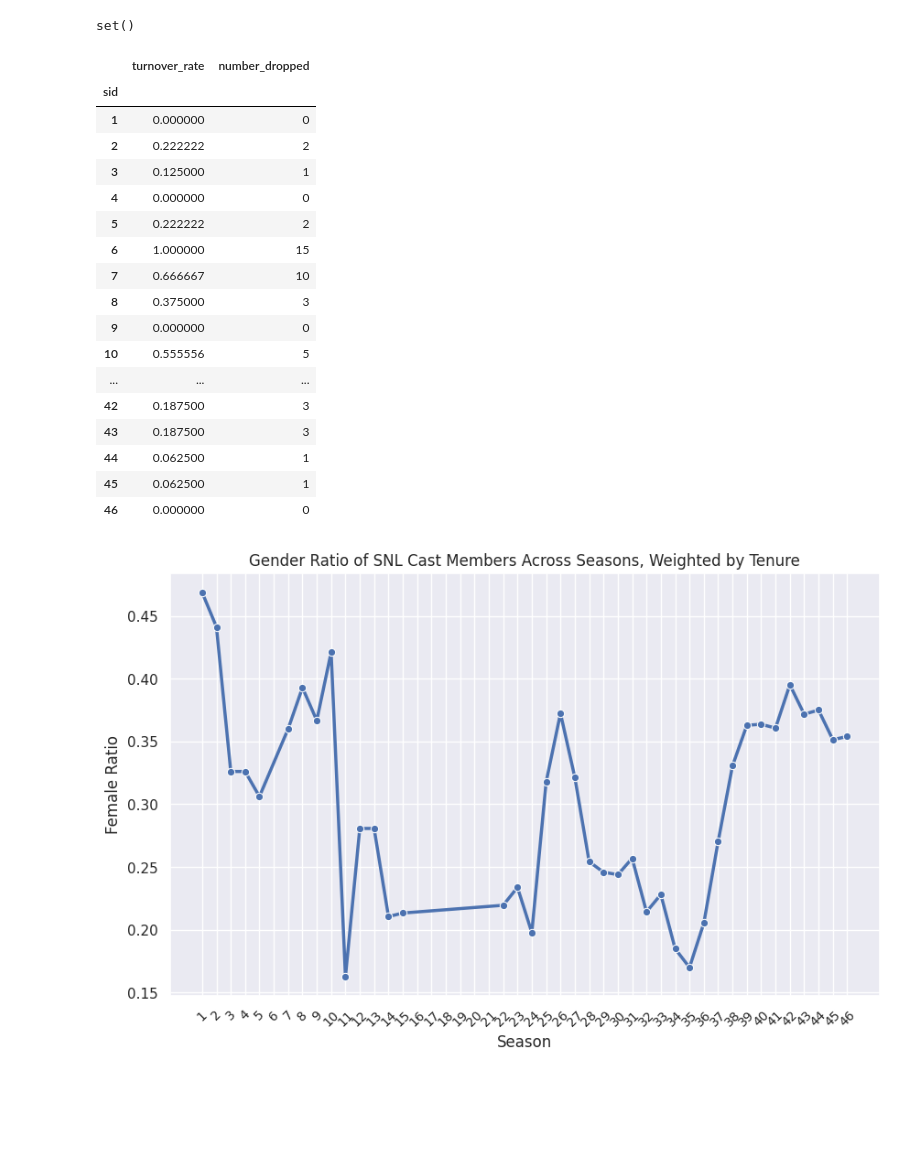
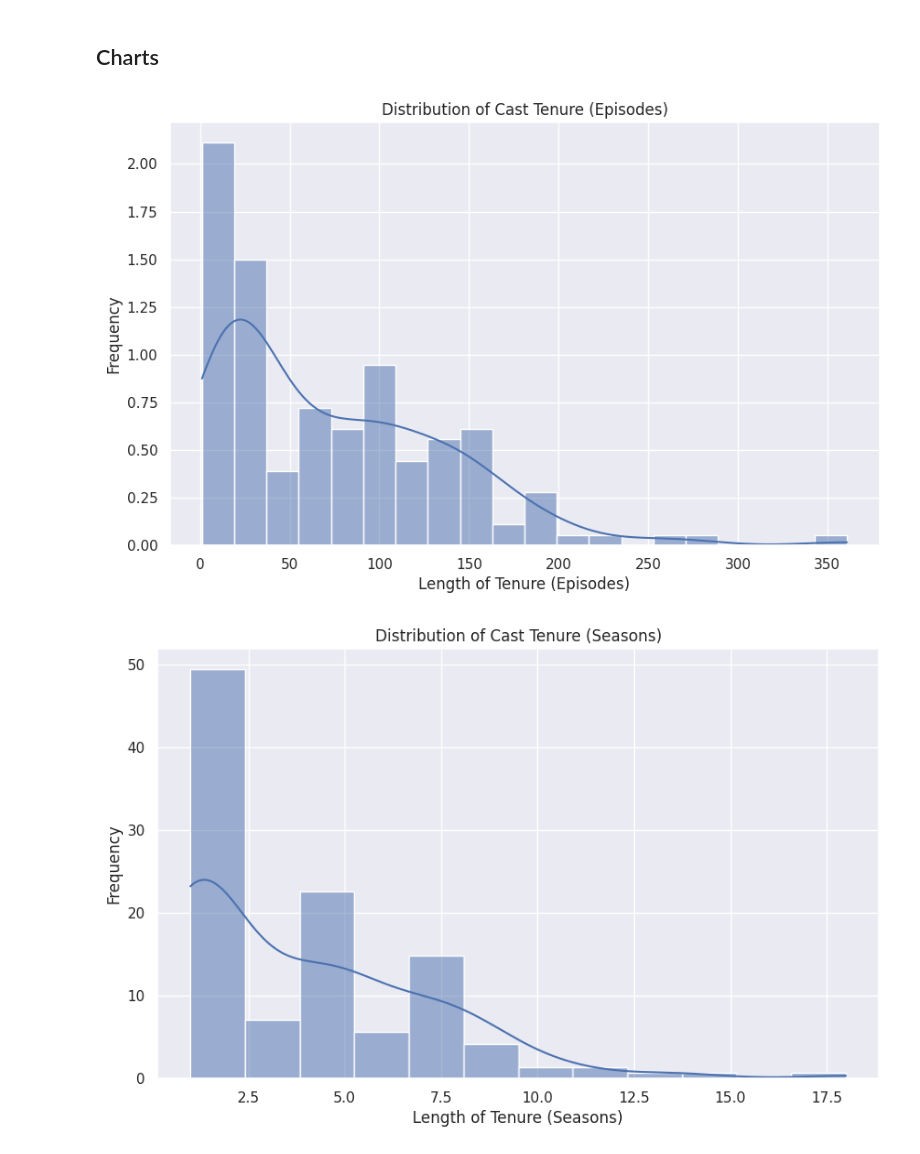
Before and after one commit to roshnik1/snl-analytics, a Jupyter notebook: explore.ipynb, the cells around one changed output. Saved outputs shown, nothing was run; the diff lists cells and outputs as text; code cells hidden in the pictures; blank space fills up the shorter version.

```diff
--- a/explore.ipynb
+++ b/explore.ipynb
@@ -15,5 +21,14 @@ Data source: [Kaggle dataset](https://www.kaggle.com/datasets/hhllcks/snldb), sc
 # %%
 class Data:
+    """
+    ## Data
+    This class handles loading the raw data and providing useful or convenient views. It makes
+    extensive use of the `@cached_property` decorator, which lazily evaluates the first time it
+    is run and then stores the value after.
+
+    Where relevant, the loaded tables are sorted and indexed.
+    """
+
     DATA_DIR = Path("data/")
 
     @cached_property
@@ -228,33 +219,14 @@ df
-# %%
-set() - {"a", "b"}
-# %% [output]
-set()
-# %%
-data = Data()
-# %%
-data.turnover_rates
-# %% [output]
-|  | turnover_rate | number_dropped |
-| sid |  |  |
-| 1 | 0.000000 | 0 |
-| 2 | 0.222222 | 2 |
-| 3 | 0.125000 | 1 |
-| 4 | 0.000000 | 0 |
-| 5 | 0.222222 | 2 |
-| 6 | 1.000000 | 15 |
-| 7 | 0.666667 | 10 |
-| 8 | 0.375000 | 3 |
-| 9 | 0.000000 | 0 |
-| 10 | 0.555556 | 5 |
-| ... | ... | ... |
-| 42 | 0.187500 | 3 |
-| 43 | 0.187500 | 3 |
-| 44 | 0.062500 | 1 |
-| 45 | 0.062500 | 1 |
-| 46 | 0.000000 | 0 |
+# %% [markdown]
+## Charts
 # %%
 @dataclass
 class Charts:
+    """
+    ## Charts
+    This class handles generating the Seaborn/Matplotlib charts. It's initialized with the data
+    and settings needed to produce them consistently.
+    """
+
     data: Data
     figure_size: Tuple[int, int]
     theme: str
@@ -403,21 +375,20 @@ class Charts:
             self.dist_cast_tenure_ep,
             self.dist_cast_tenure_se,
             self.turnover_rate,
-
-            self.gender_turnover,
-
+            self.gender_counts,
             self.gender_turnover,
             self.gender_ratio,
             self.tenure_weighted_gender_ratio,
-            self.gender_counts,
+        ]
 # %%
 charts = Charts(
     data=Data(),
     figure_size=(10, 6),
     theme="darkgrid",
     palette="deep",
 )
-charts.tenure_weighted_gender_ratio
+charts.all_charts
 plt.show()
 # %% [output]
-[figure, old version]
+[figure, new version]
+[figure, added]
```
Also changed, not shown: parts of 7 cells of this notebook.
